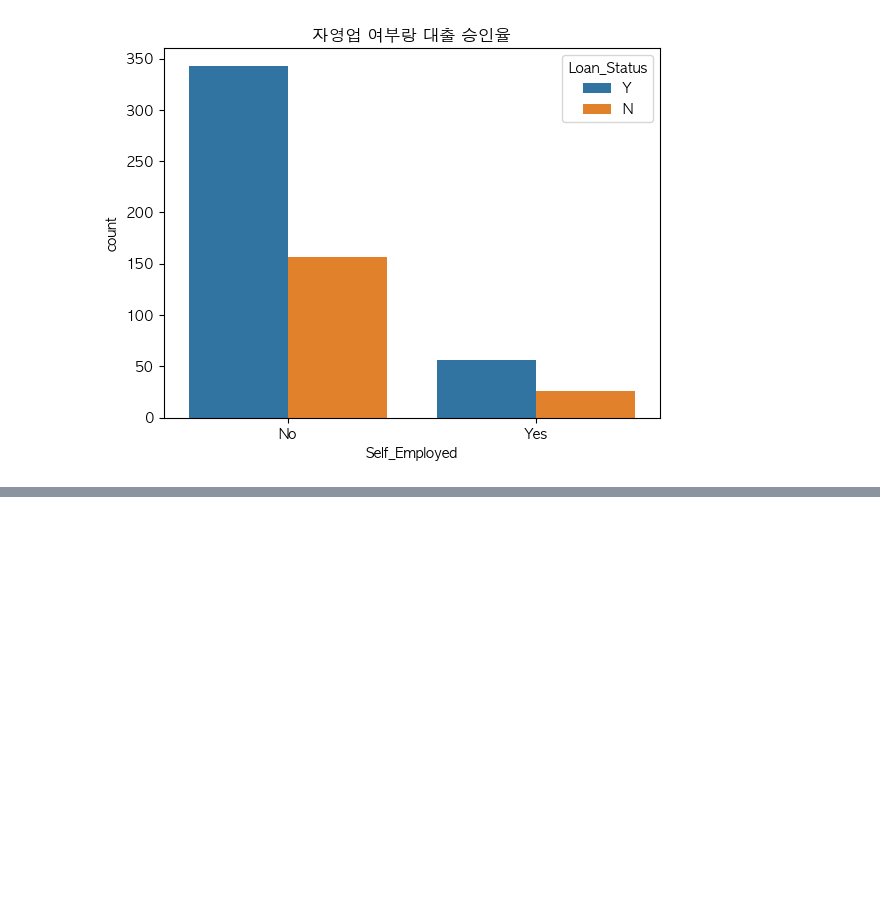
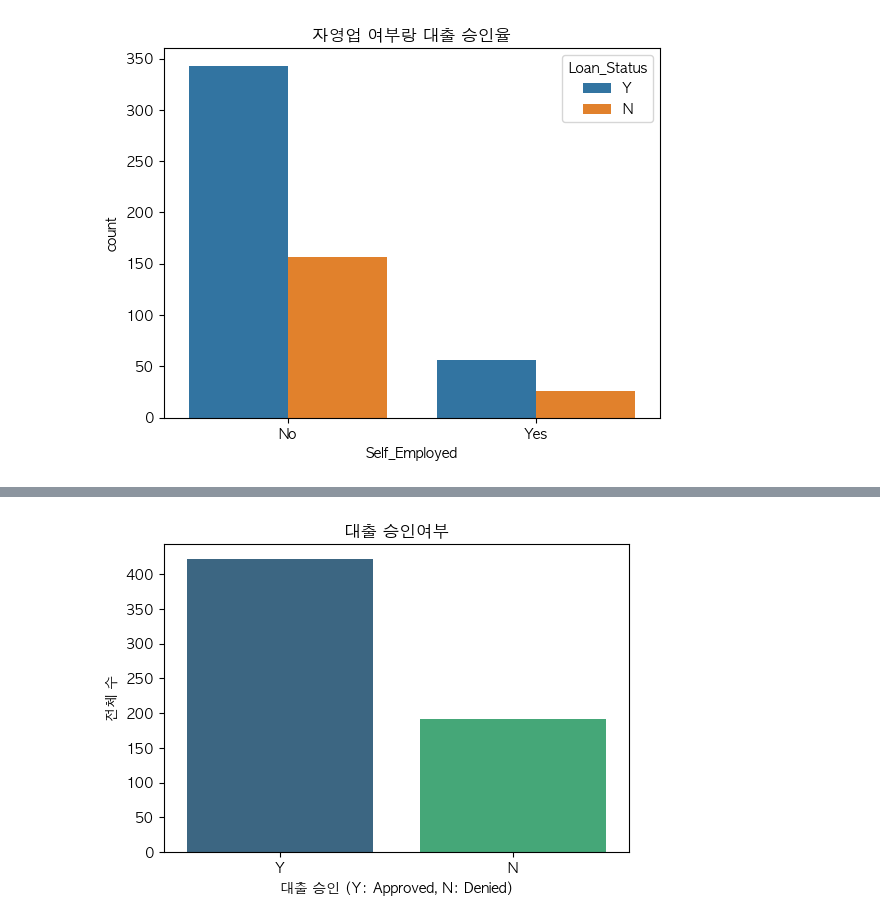
Before and after one commit to lshwa/Toy_proj, a Jupyter notebook: toy_project.ipynb, the cells around one changed output, grey strips where cells are left out. Saved outputs shown, nothing was run; the diff lists cells and outputs as text; code cells hidden in the pictures; blank space fills up the shorter version.

```diff
--- a/toy_project.ipynb
+++ b/toy_project.ipynb
@@ -164,0 +175,10 @@ plt.show()
+# %%
+# 대출 승인여부 시각화
+plt.figure(figsize=(6,4))
+sns.countplot(x=train['Loan_Status'], hue=train['Loan_Status'], palette='viridis', legend=False)
+plt.title("대출 승인여부")
+plt.xlabel("대출 승인 (Y: Approved, N: Denied)")
+plt.ylabel("전체 수")
+plt.show()
+# %% [output]
+[figure, added]
```
Also changed, not shown: parts of 10 cells of this notebook.
